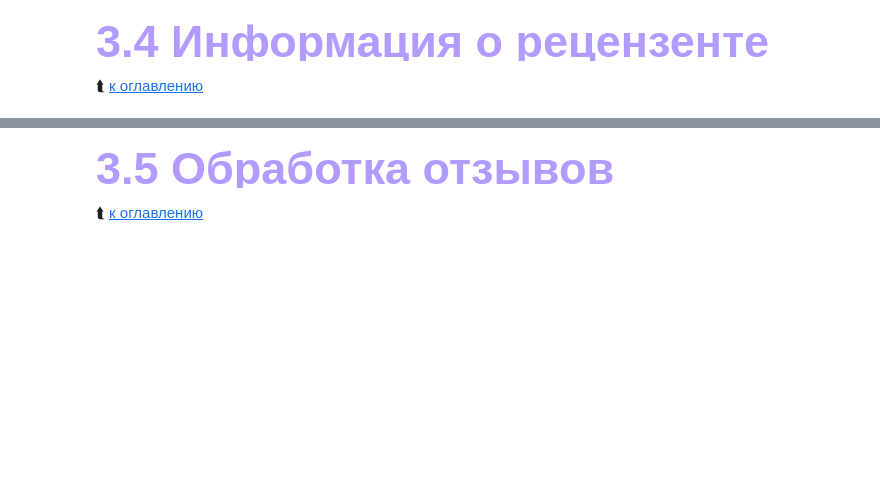
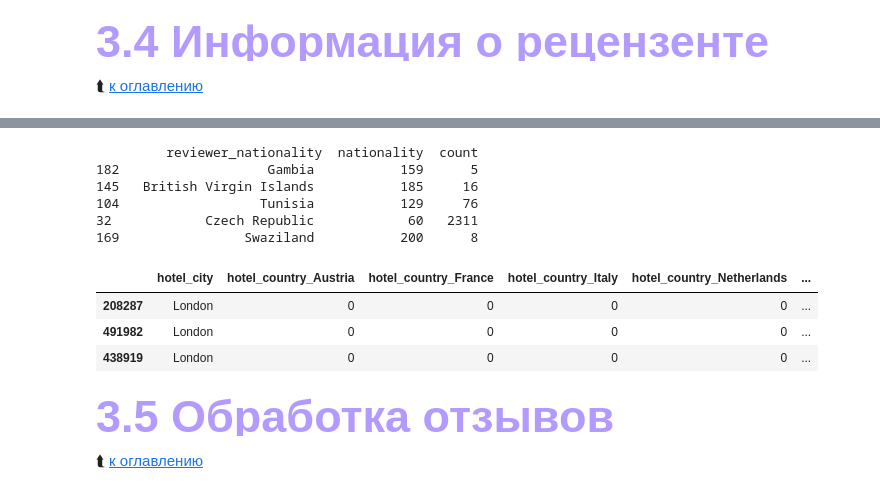
Before and after one commit to Wladeemer/SF_DSPR-111-PROJECT-3-EDA_Feature_Engineering_Kaggle, a Jupyter notebook: Booking_reviews.ipynb, the cells around one changed output, grey strips where cells are left out. Cells and saved outputs as stored; diff of their text form; code cells hidden in the pictures; blank space fills up the shorter version.

```diff
--- a/Booking_reviews.ipynb
+++ b/Booking_reviews.ipynb
@@ -867,3 +1140,24 @@ data.info()
+# %%
+# получившаяся кодировка национальностей
+
+result_counts = data[['reviewer_nationality', 'nationality']].value_counts().reset_index()
+result_counts.columns = ['reviewer_nationality', 'nationality', 'count']
+
+print(Fore.LIGHTMAGENTA_EX + result_counts.sample(5).to_string())
+# %% [output]
+         reviewer_nationality  nationality  count
+182                   Gambia           159      5
+145   British Virgin Islands           185     16
+104                  Tunisia           129     76
+32            Czech Republic            60   2311
+169                Swaziland           200      8
+# %%
+data.sample(3).iloc[:, -9:]
+# %% [output]
+|  | hotel_city | hotel_country_Austria | hotel_country_France | hotel_country_Italy | hotel_country_Netherlands | ... |
+| 208287 | London | 0 | 0 | 0 | 0 | ... |
+| 491982 | London | 0 | 0 | 0 | 0 | ... |
+| 438919 | London | 0 | 0 | 0 | 0 | ... |
 # %% [markdown]
 <a id = '3.5'></a>
 <p style="color: #b29aff; font-size: 45px;">
```
Also changed, not shown: parts of 104 cells of this notebook, 1 other file.
